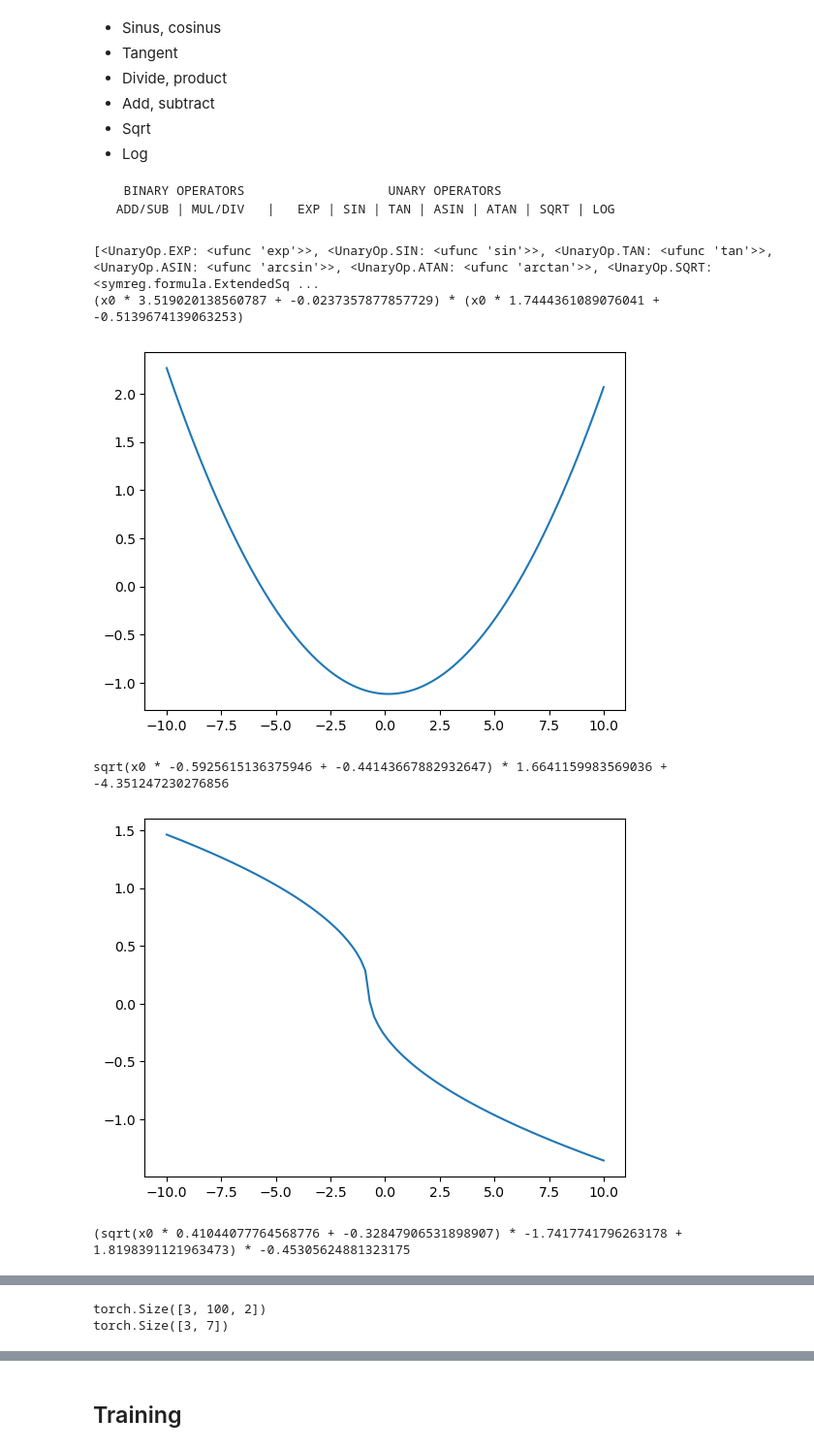
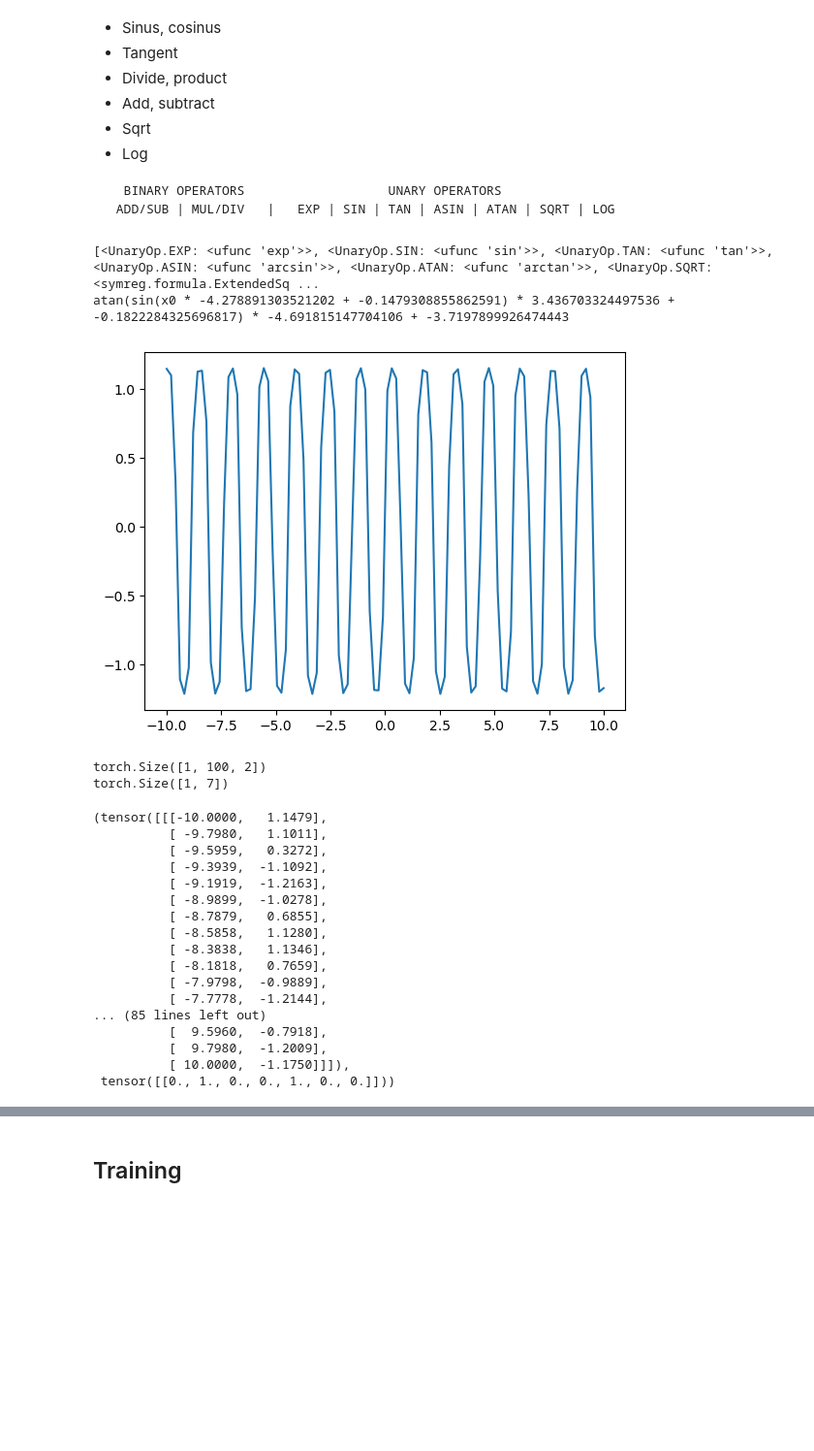
Before and after one commit to hgruniaux/MLP-SymReg, a Jupyter notebook: test.ipynb, the cells around one changed output, grey strips where cells are left out. Shown: that part at 97% size. Cells and saved outputs as stored; diff of their text form; code cells hidden in the pictures; blank space fills up the shorter version.

```diff
--- a/test.ipynb
+++ b/test.ipynb
@@ -115,7 +115,7 @@ def generate_formula_dataset(n: int, sample_count: int = 5, max_depth=3, x_range
     options = RandomOptions()
     options.max_depth = max_depth
     options.definition_set = X
-    print(options.allowed_unary_operators,options.allowed_unary_operators_probs)
+    #print(options.allowed_unary_operators,options.allowed_unary_operators_probs)
 
     data = []
     labels = []
@@ -144,14 +144,13 @@ def generate_formula_dataset(n: int, sample_count: int = 5, max_depth=3, x_range
         labels.append(visitor.vector)
         i += 1
 
-        if i % 500 == 0:
+        if i % 500 == 2:
             print(f"Generated [{i}]")
 
-        if n<=5:
-
-            print(formula)
-            plt.plot(X_norm,Y_norm)
-            plt.show()
+        #if n<=5:
+        #    print(formula)
+        #    plt.plot(X_norm,Y_norm)
+        #    plt.show()
 
     data = np.array(data)
     labels = np.array(labels)
@@ -159,16 +158,34 @@ def generate_formula_dataset(n: int, sample_count: int = 5, max_depth=3, x_range
     data = torch.tensor(data, dtype=torch.float32)
     labels = torch.tensor(labels[:,2:], dtype=torch.float32)
 
-    print(data.shape)
-    print(labels.shape)
+    #print(data.shape)
+    #print(labels.shape)
 
     return data, labels
 # %%
-generate_formula_dataset(3,100, 2)
+generate_formula_dataset(1,100, 2)
+
+#print(random_formula(options))
 # %% [output]
 [<UnaryOp.EXP: <ufunc 'exp'>>, <UnaryOp.SIN: <ufunc 'sin'>>, <UnaryOp.TAN: <ufunc 'tan'>>, <UnaryOp.ASIN: <ufunc 'arcsin'>>, <UnaryOp.ATAN: <ufunc 'arctan'>>, <UnaryOp.SQRT: <symreg.formula.ExtendedSq ...
-(x0 * 3.519020138560787 + -0.0237357877857729) * (x0 * 1.7444361089076041 + -0.5139674139063253)
+atan(sin(x0 * -4.278891303521202 + -0.1479308855862591) * 3.436703324497536 + -0.1822284325696817) * -4.691815147704106 + -3.7197899926474443
-[figure, old version]
+[figure, new version]
-sqrt(x0 * -0.5925615136375946 + -0.44143667882932647) * 1.6641159983569036 + -4.351247230276856
+torch.Size([1, 100, 2])
+torch.Size([1, 7])
-[figure, removed]
-(sqrt(x0 * 0.41044077764568776 + -0.32847906531898907) * -1.7417741796263178 + 1.8198391121963473) * -0.45305624881323175
+(tensor([[[-10.0000,   1.1479],
+          [ -9.7980,   1.1011],
+          [ -9.5959,   0.3272],
+          [ -9.3939,  -1.1092],
+          [ -9.1919,  -1.2163],
+          [ -8.9899,  -1.0278],
+          [ -8.7879,   0.6855],
+          [ -8.5858,   1.1280],
+          [ -8.3838,   1.1346],
+          [ -8.1818,   0.7659],
+          [ -7.9798,  -0.9889],
+          [ -7.7778,  -1.2144],
+... (85 lines left out)
+          [  9.5960,  -0.7918],
+          [  9.7980,  -1.2009],
+          [ 10.0000,  -1.1750]]]),
+ tensor([[0., 1., 0., 0., 1., 0., 0.]]))
@@ -176,2 +191,0 @@ sqrt(x0 * -0.5925615136375946 + -0.44143667882932647) * 1.6641159983569036 + -4.
-torch.Size([3, 100, 2])
-torch.Size([3, 7])
```
Also changed, not shown: parts of 10 cells of this notebook, 2 other files.
